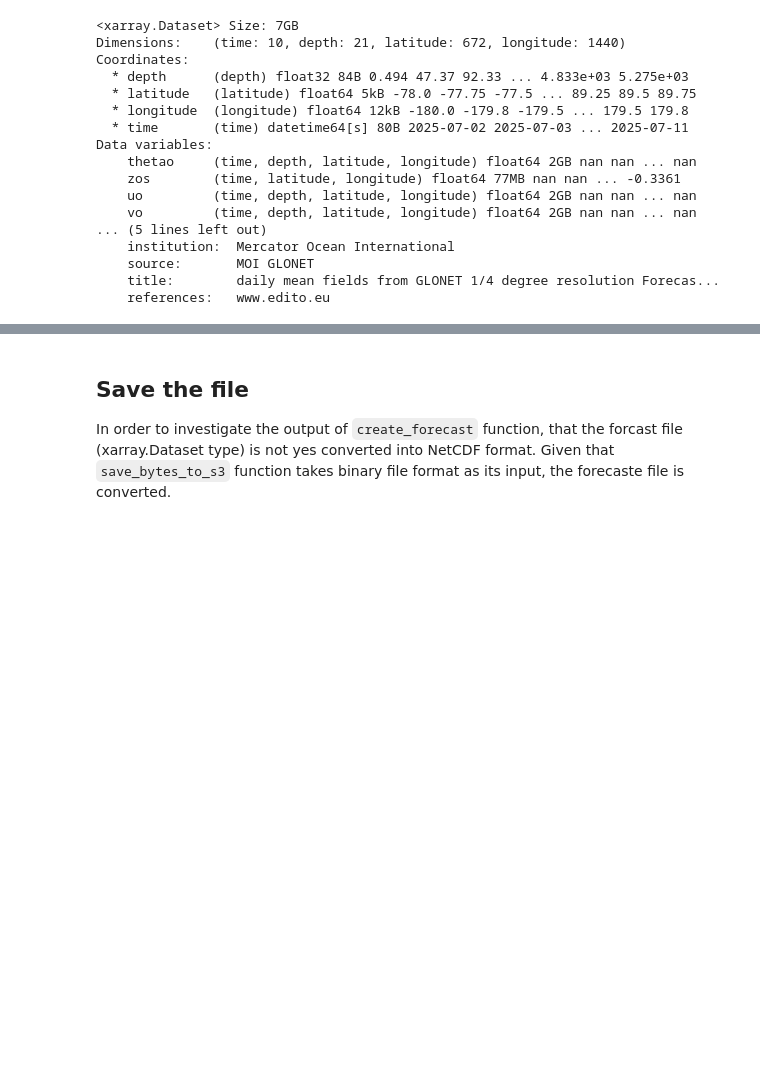
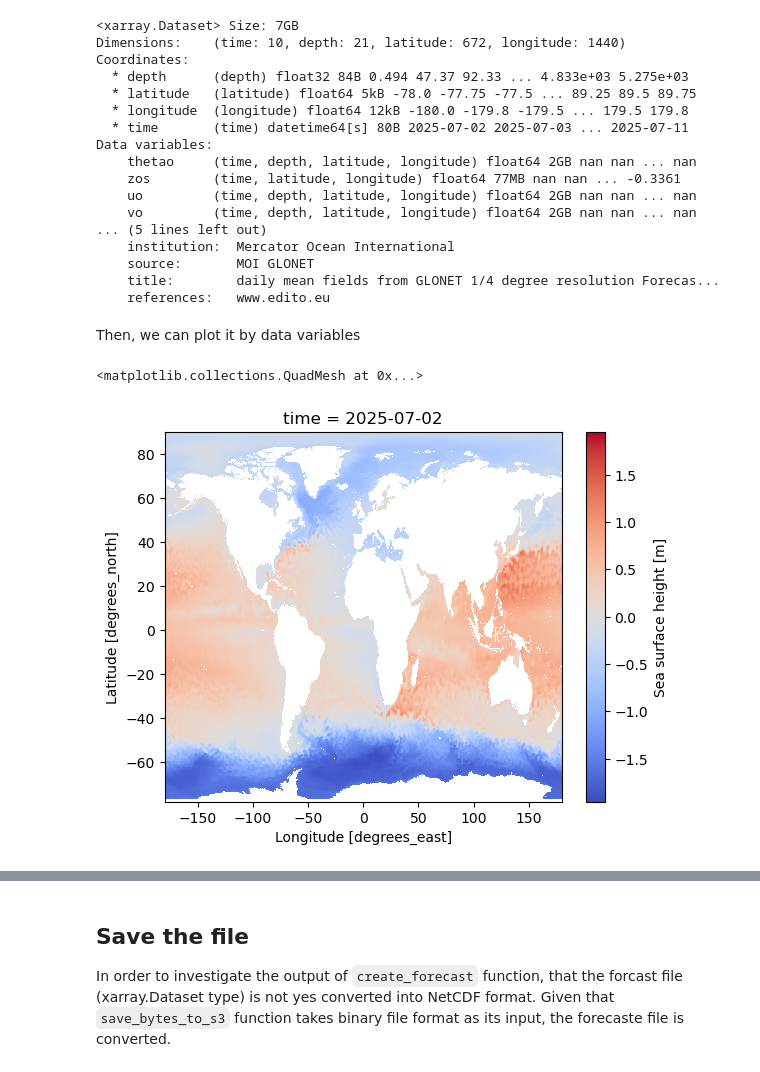
Before and after one commit to devowoney/glonet, a Jupyter notebook: glonet_daily_forecast_data_orchestration/test.ipynb, the cells around one changed output, grey strips where cells are left out. Cells and saved outputs as stored; diff of their text form; code cells hidden in the pictures; blank space fills up the shorter version.

Commit message:
Add Visualizstion 	debug conda env

```diff
--- a/glonet_daily_forecast_data_orchestration/test.ipynb
+++ b/glonet_daily_forecast_data_orchestration/test.ipynb
@@ -108,3 +109,13 @@ Data variables:
     source:       MOI GLONET
     title:        daily mean fields from GLONET 1/4 degree resolution Forecas...
     references:   www.edito.eu
+# %% [markdown]
+Then, we can plot it by data variables
+# %%
+import matplotlib.pyplot as plt
+
+window = forecast_file_nc["zos"][0]
+window.plot(cmap='coolwarm')
+# %% [output]
+<matplotlib.collections.QuadMesh at 0x...>
+[figure, added]
```
Also changed, not shown: parts of 4 cells of this notebook, 2 other files.
